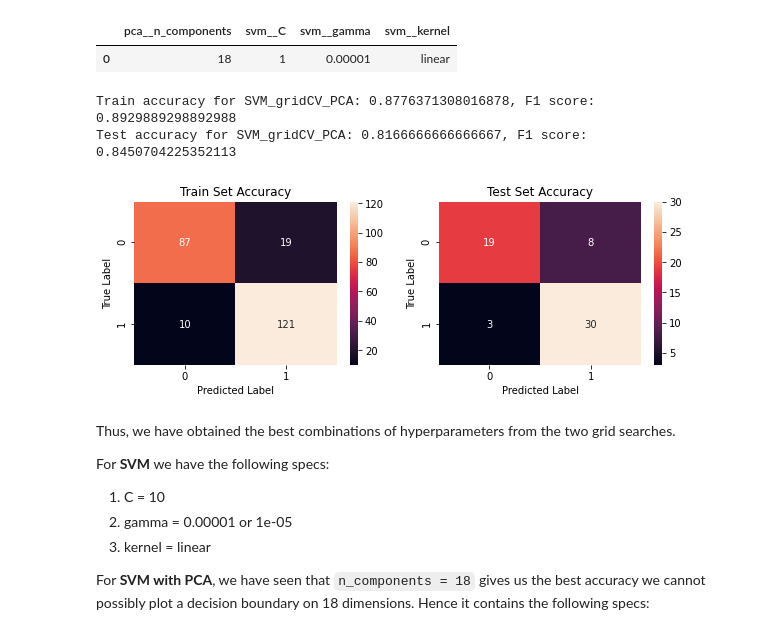
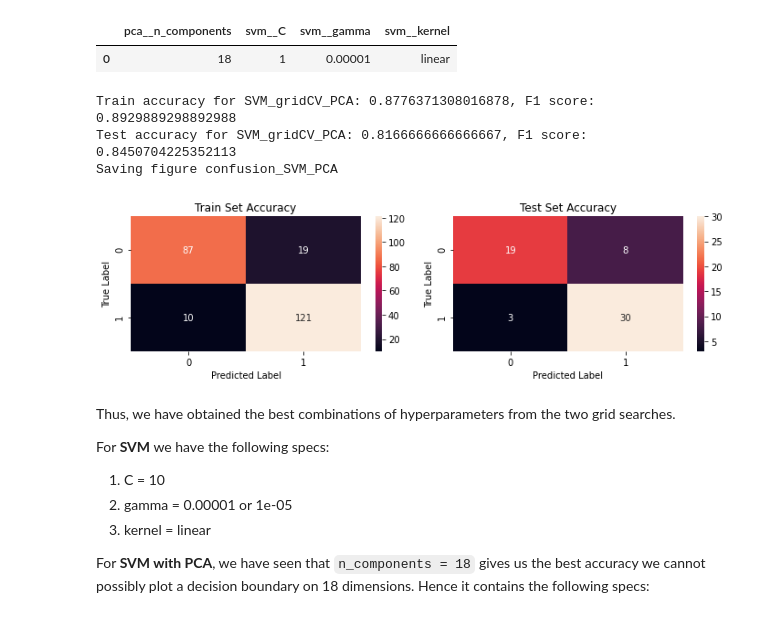
Before and after one commit to s-bose/heart_disease_classification, a Jupyter notebook: heart_disease.ipynb, the cells around one changed output. Drawn from its saved outputs; the diff is of its cells as text; code cells hidden in the pictures.

```diff
--- a/heart_disease.ipynb
+++ b/heart_disease.ipynb
@@ -599,10 +631,13 @@ Best parameters for SVM + PCA using GridSearch
 | 0 | 18 | 1 | 0.00001 | linear |
 # %%
 utils.plot_accuracy_sns(grid_svm_pca, X_train, X_test, y_train, y_test, "SVM_gridCV_PCA")
+
+utils.save_fig("confusion_SVM_PCA")
 # %% [output]
 Train accuracy for SVM_gridCV_PCA: 0.8776371308016878, F1 score: 0.8929889298892988
 Test accuracy for SVM_gridCV_PCA: 0.8166666666666667, F1 score: 0.8450704225352113
+Saving figure confusion_SVM_PCA
-[figure, old version]
+[figure, new version]
 # %% [markdown]
 Thus, we have obtained the best combinations of hyperparameters from the two grid searches.
 
```
Also changed, not shown: parts of 20 cells of this notebook, 20 other files.
